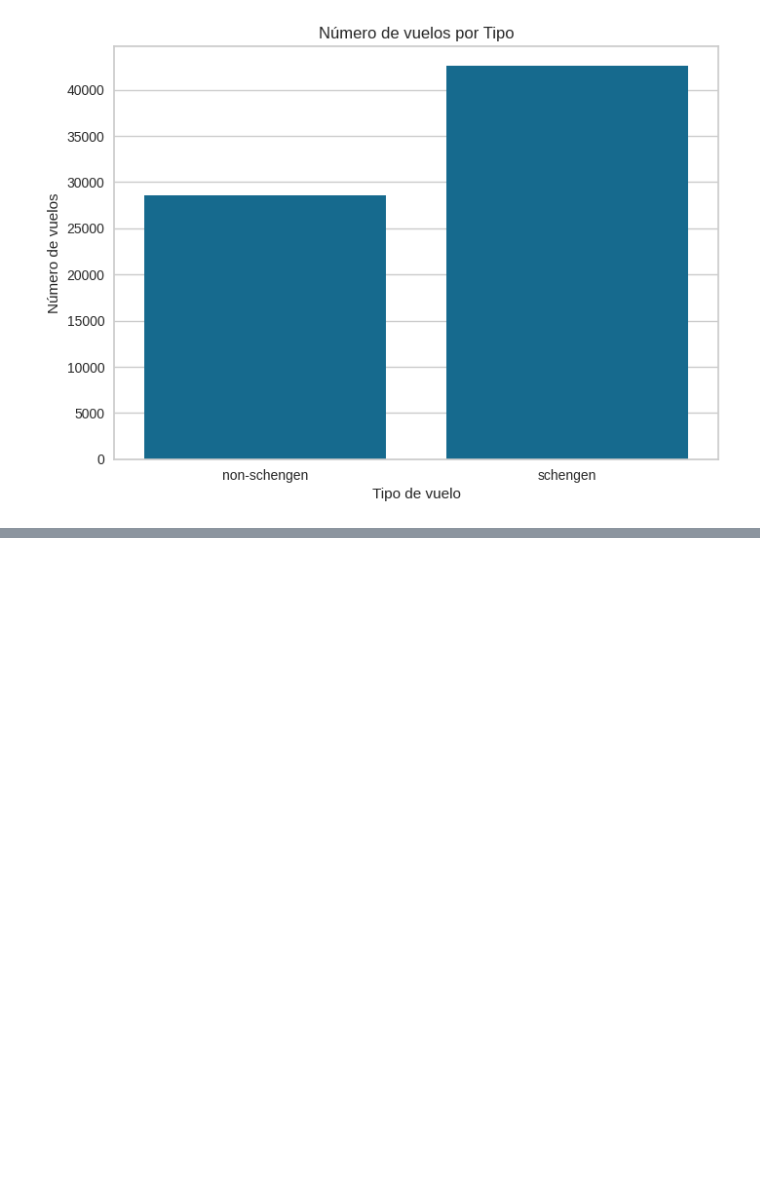
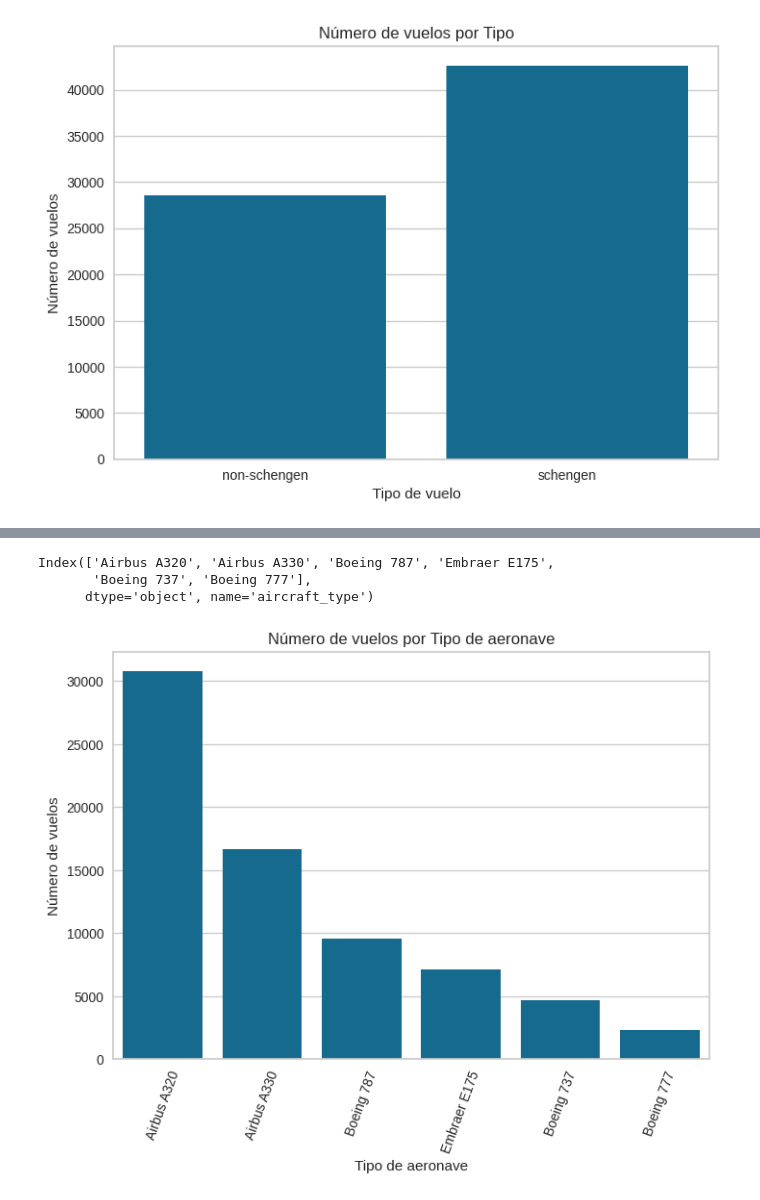
Before and after one commit to Tecindes/ClasificacionValidacion, a Jupyter notebook: IAAumentada.ipynb, the cells around one changed output, grey strips where cells are left out. Drawn from its saved outputs; the diff is of its cells as text; code cells hidden in the pictures; blank space fills up the shorter version.

```diff
--- a/IAAumentada.ipynb
+++ b/IAAumentada.ipynb
@@ -141,0 +170,16 @@ plt.show()
+# %%
+datos['aircraft_type'].value_counts().index
+# %% [output]
+Index(['Airbus A320', 'Airbus A330', 'Boeing 787', 'Embraer E175',
+       'Boeing 737', 'Boeing 777'],
+      dtype='object', name='aircraft_type')
+# %%
+order=datos['aircraft_type'].value_counts().index
+sns.countplot(data=datos, x='aircraft_type',order=order)
+plt.title('Número de vuelos por Tipo de aeronave')
+plt.xticks(rotation=70)
+plt.xlabel('Tipo de aeronave')
+plt.ylabel('Número de vuelos')
+plt.show()
+# %% [output]
+[figure, added]
```
Also changed, not shown: parts of 2 cells of this notebook.
